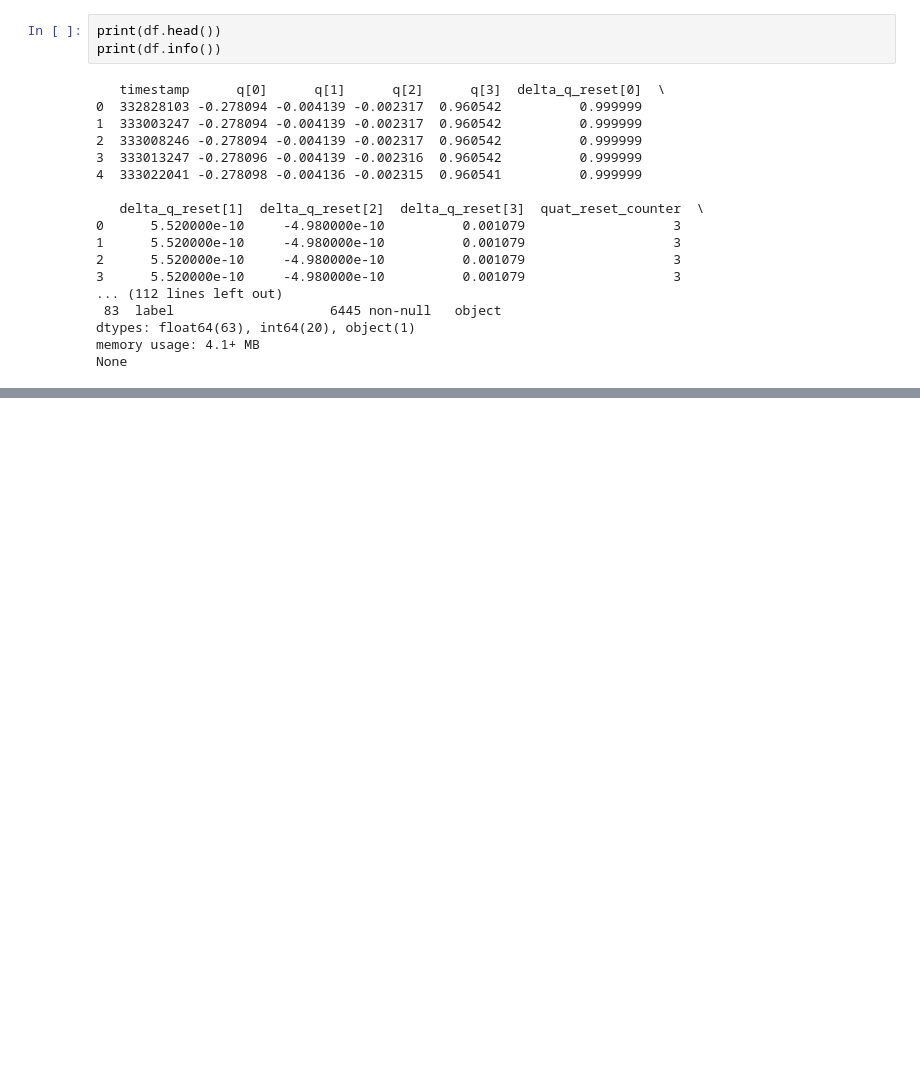
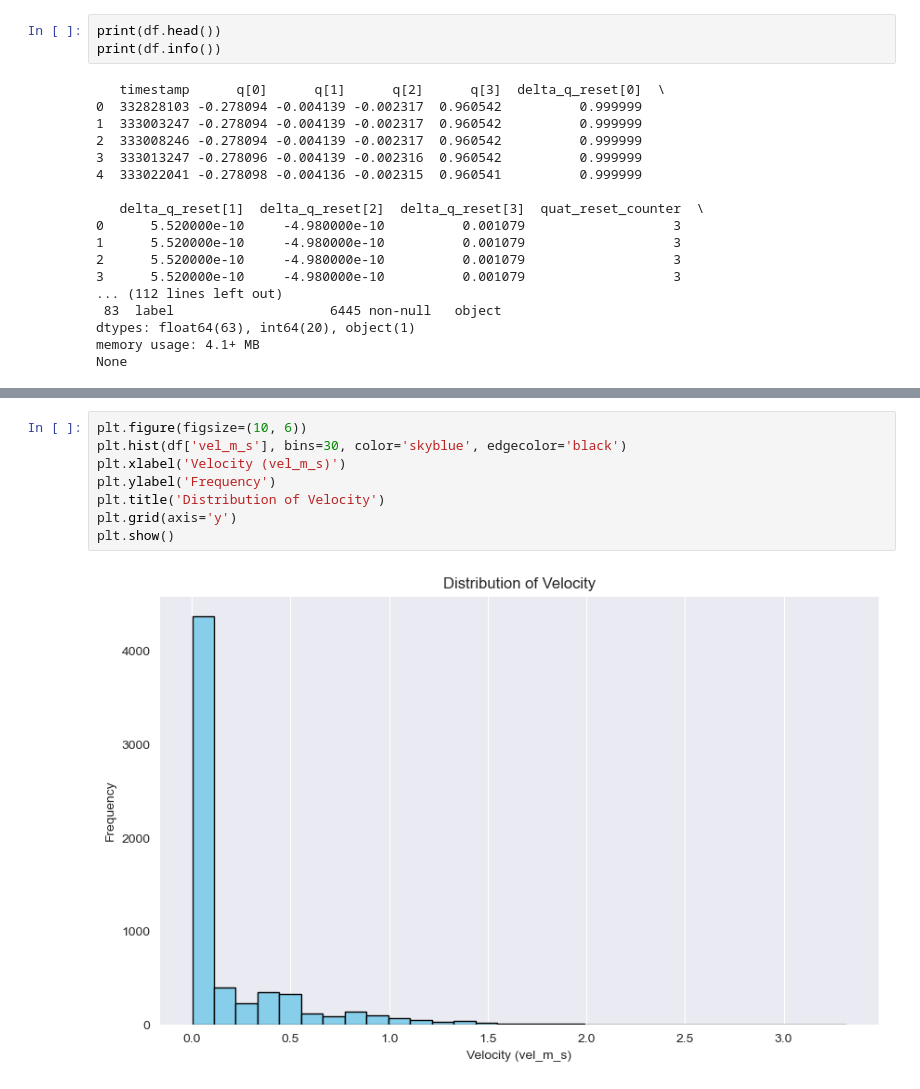
Before and after one commit to Colorado-Mesa-University-Cybersecurity/Image-Based-Intrusion-Detection-System-for-GPS-Spoofing-in-Unmanned-Aerial-Vehicles, a Jupyter notebook: Visualization/VisualizeJammingGPS.ipynb, the cells around one changed output, grey strips where cells are left out. Drawn from its saved outputs; the diff is of its cells as text; blank space fills up the shorter version.

```diff
--- a/Visualization/VisualizeJammingGPS.ipynb
+++ b/Visualization/VisualizeJammingGPS.ipynb
@@ -36,0 +89,10 @@ None
+# %%
+plt.figure(figsize=(10, 6))
+plt.hist(df['vel_m_s'], bins=30, color='skyblue', edgecolor='black')
+plt.xlabel('Velocity (vel_m_s)')
+plt.ylabel('Frequency')
+plt.title('Distribution of Velocity')
+plt.grid(axis='y')
+plt.show()
+# %% [output]
+[figure, added]
```
Also changed, not shown: parts of 9 cells of this notebook.
